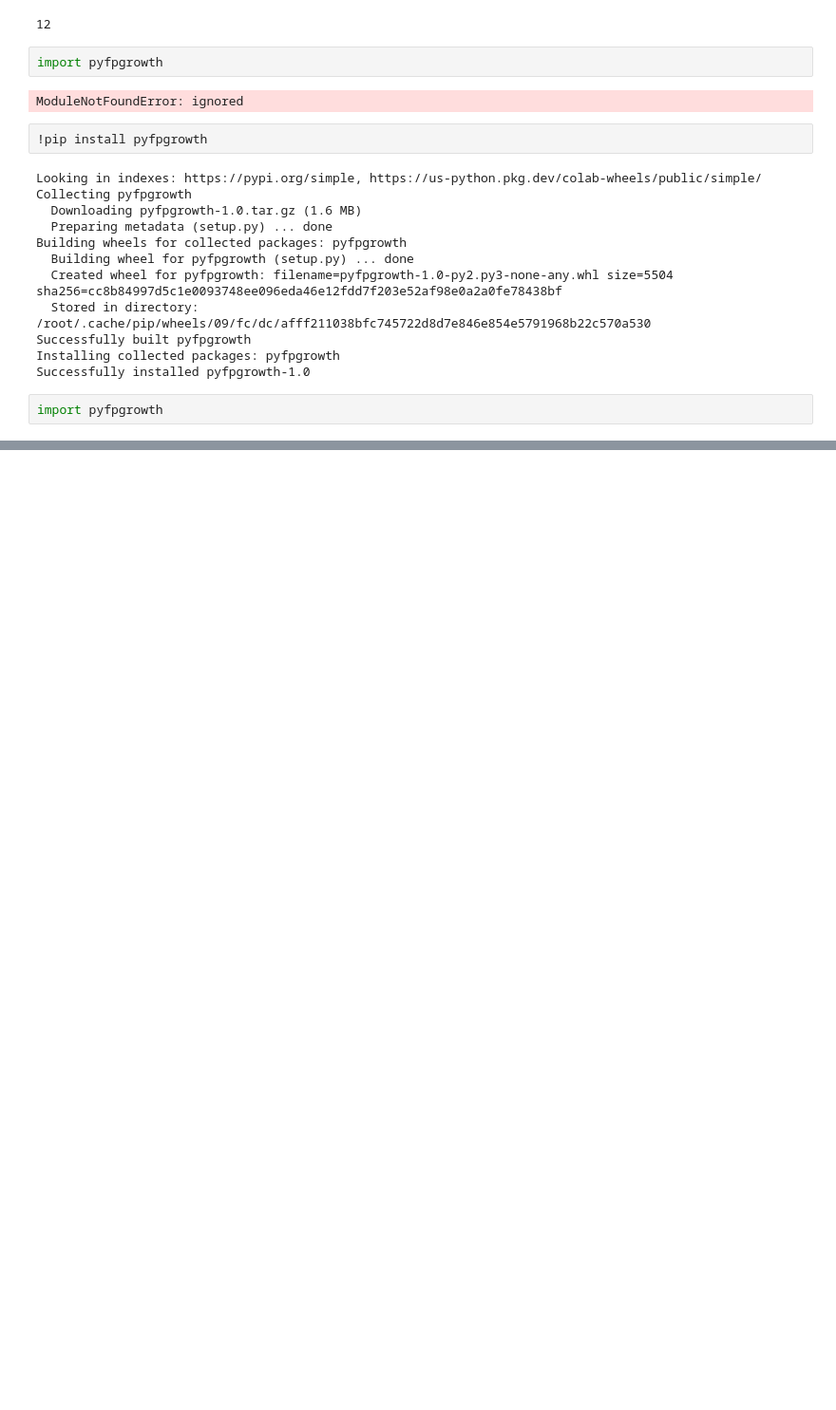
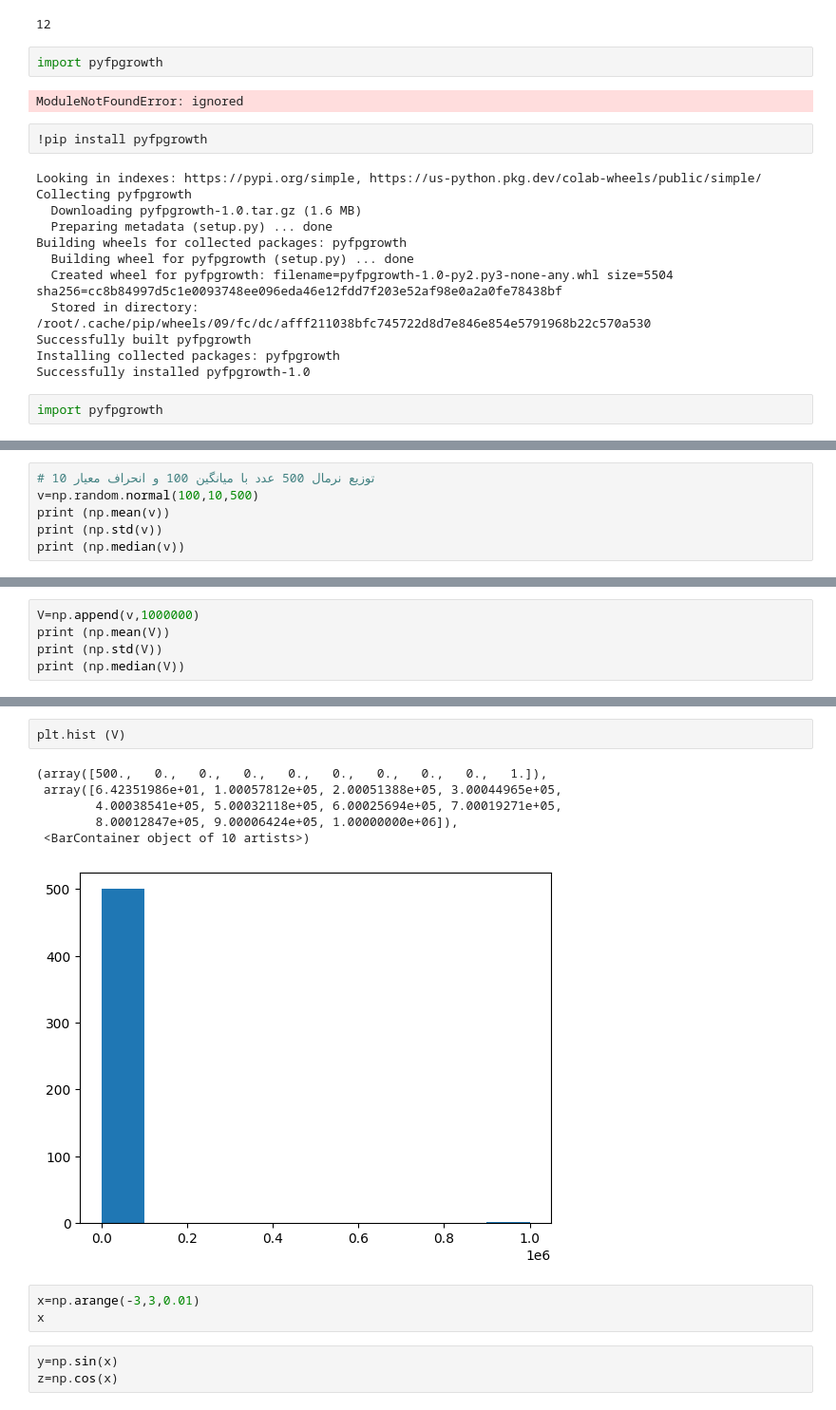
Before and after one commit to NasimShokrgozar/FirstSc, a Jupyter notebook: Session3_Basic.ipynb, the cells around one changed output, grey strips where cells are left out. Shown: that part at 95% size. Saved outputs shown, nothing was run; the diff lists cells and outputs as text; blank space fills up the shorter version.

```diff
--- a/Session3_Basic.ipynb
+++ b/Session3_Basic.ipynb
@@ -88,0 +122,6 @@ import pyfpgrowth
+# %%
+# توزیع نرمال 500 عدد با میانگین 100 و انحراف معیار 10
+v=np.random.normal(100,10,500)
+print (np.mean(v))
+print (np.std(v))
+print (np.median(v))
@@ -88,0 +132,5 @@ import pyfpgrowth
+# %%
+V=np.append(v,1000000)
+print (np.mean(V))
+print (np.std(V))
+print (np.median(V))
@@ -88,0 +196,15 @@ import pyfpgrowth
+# %%
+plt.hist (V)
+# %% [output]
+(array([500.,   0.,   0.,   0.,   0.,   0.,   0.,   0.,   0.,   1.]),
+ array([6.42351986e+01, 1.00057812e+05, 2.00051388e+05, 3.00044965e+05,
+        4.00038541e+05, 5.00032118e+05, 6.00025694e+05, 7.00019271e+05,
+        8.00012847e+05, 9.00006424e+05, 1.00000000e+06]),
+ <BarContainer object of 10 artists>)
+[figure, added]
+# %%
+x=np.arange(-3,3,0.01)
+x
+# %%
+y=np.sin(x)
+z=np.cos(x)
```
Also changed, not shown: parts of 20 cells of this notebook.
